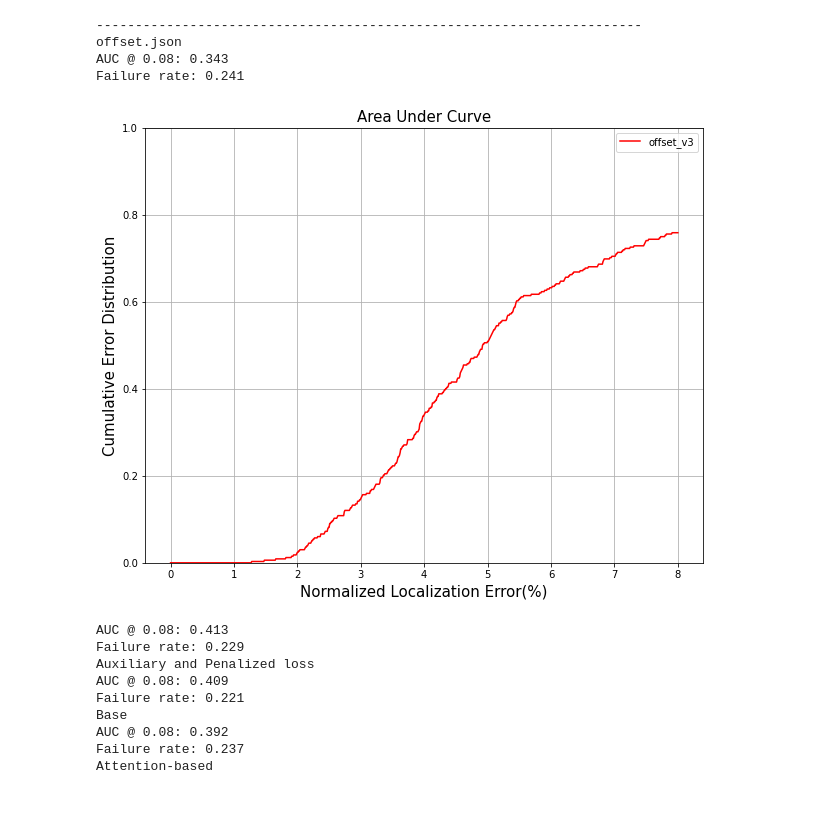
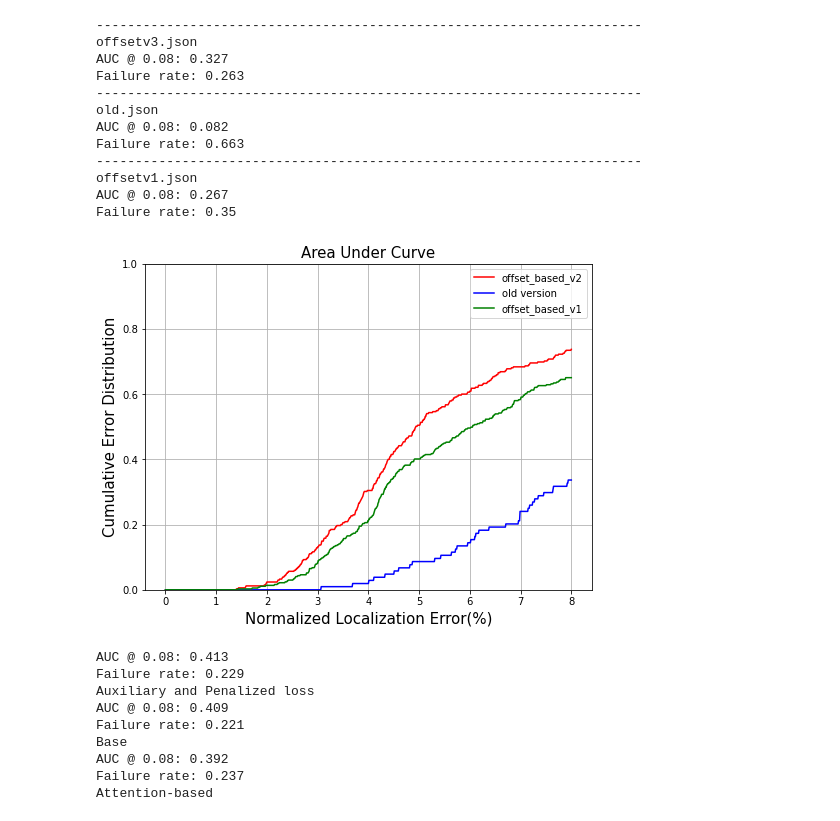
Before and after one commit to a0910257137/behaviornet, a Jupyter notebook: analyzer/analyze_nle.ipynb, the cells around one changed output. Cells and saved outputs as stored; diff of their text form; code cells hidden in the pictures.

Commit message:
latest version for offset-based model

```diff
--- a/analyzer/analyzer/analyze_nle.ipynb
+++ b/analyzer/analyze_nle.ipynb
@@ -31,67 +31,50 @@ def AUCError(errors, failureThreshold=0.08, step=0.0001, showCurve=False):
         plt.grid()
         plt.show()
 # %%
-
-"""
-# laod metrics
-path = '/aidata/anders/objects/landmarks/metrics/nle_base.json'
-annos = load_json(path)
-ffhq_base = np.asarray(annos['nle'])
-num_samples = annos['num_samples']
-interocular = annos['interocular']
-mean_interocular = np.mean(interocular).astype(np.float16)
-AUCError(ffhq_base, showCurve = True)
-# Eval_type  countour  left_eye  right_eye    nose       lip
-# accuracy     0.577  0.794500   0.717000  0.7665  0.685625
-#----------------------------------------------------------------
-
-path = '/aidata/anders/objects/landmarks/metrics/nle_add_dataset.json'
-annos = load_json(path)
-LS3D_W_base = np.asarray(annos['nle'])
-num_samples = annos['num_samples']
-interocular = annos['interocular']
-mean_interocular = np.mean(interocular).astype(np.float16)
-AUCError(LS3D_W_base, showCurve = True)
-# Eval_type  countour  left_eye  right_eye    nose       lip
-# 0   accuracy  0.387333  0.571833   0.448667  0.4515  0.4530
-errors = []
-"""
 colors = ['red', 'blue', 'green']
-fig, ax = plt.subplots(figsize=(10,8))
+fig, ax = plt.subplots(figsize=(8,6))
 failureThreshold=0.08
 step=0.0001
-lb_names = ['offset_v3']
+lb_names = ['offset_based_v2', 'old version', "offset_based_v1"]
 anno_root = '/aidata/anders/objects/landmarks/metrics/TEST'
 anno_paths = glob((os.path.join(anno_root, '*.json')))
 
 for i, path in enumerate(anno_paths):
     annos = load_json(path)
     errors = np.asarray(annos['nle'])
     num_samples = annos['num_samples']
     interocular = annos['interocular']
     nErrors = len(errors)
     xAxis = list(np.arange(0., failureThreshold + step, step))
     ced = [float(np.count_nonzero([errors <= x])) / nErrors for x in xAxis]
     AUC = simps(ced, x=xAxis) / failureThreshold
     failureRate = 1. - ced[-1]
     print('-' * 70)
     print(path.split('/')[-1])
     print("AUC @ {0}: {1}".format(failureThreshold, np.round(AUC, 3)))
     print("Failure rate: {0}".format(np.round(failureRate, 3)))
     plt.plot(np.asarray(xAxis) * 100, ced, color=colors[i], label=lb_names[i])
 plt.ylim([0, 1])
 plt.title('Area Under Curve', fontsize=15)
 plt.xlabel('Normalized Localization Error(%)',  fontsize=15)
 plt.ylabel('Cumulative Error Distribution',  fontsize=15)
 plt.grid()
 plt.legend()
 plt.show()
 # %% [output]
 ----------------------------------------------------------------------
-offset.json
-AUC @ 0.08: 0.343
-Failure rate: 0.241
+offsetv3.json
+AUC @ 0.08: 0.327
+Failure rate: 0.263
+----------------------------------------------------------------------
+old.json
+AUC @ 0.08: 0.082
+Failure rate: 0.663
+----------------------------------------------------------------------
+offsetv1.json
+AUC @ 0.08: 0.267
+Failure rate: 0.35
-[figure, old version]
+[figure, new version]
 # %%
 # setting
 import matplotlib.colors as mcolors
```
Also changed, not shown: 22 other files.
